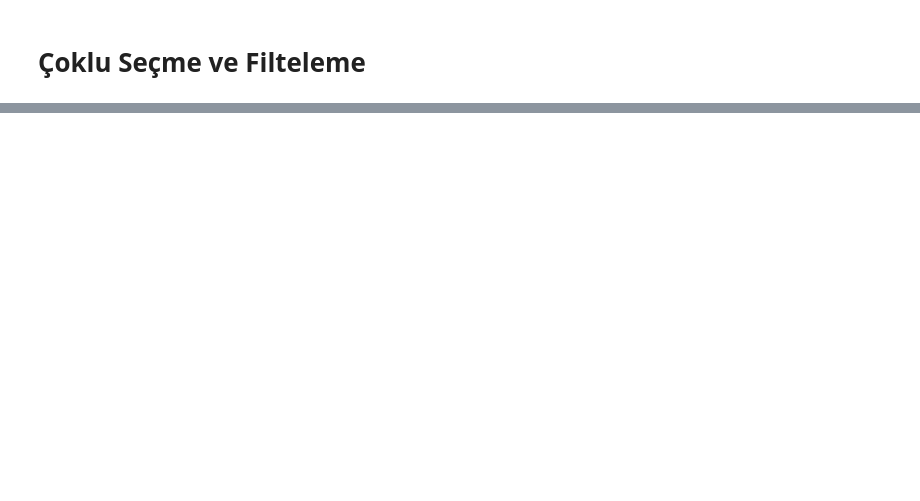
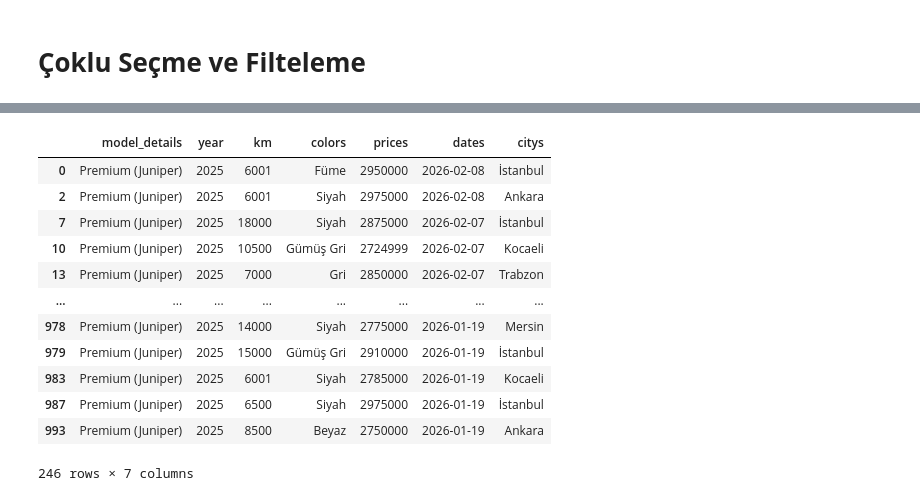
Before and after one commit to azem46/Python_Colab_Handbook, a Jupyter notebook: Python_Ders_16_Pandas.ipynb, the cells around one changed output, grey strips where cells are left out. Cells and saved outputs as stored; diff of their text form; code cells hidden in the pictures; blank space fills up the shorter version.

```diff
--- a/Python_Ders_16_Pandas.ipynb
+++ b/Python_Ders_16_Pandas.ipynb
@@ -2322,0 +2498,17 @@ film[film.actors_list.str.contains("Brad Pitt")]
+# %%
+#Belli bir kategoriye veya kategorilere göre sıralamak
+modely[modely.model_details.isin(["Premium (Juniper)"])]
+# %% [output]
+|  | model_details | year | km | colors | prices | dates | citys |
+| 0 | Premium (Juniper) | 2025 | 6001 | Füme | 2950000 | 2026-02-08 | İstanbul |
+| 2 | Premium (Juniper) | 2025 | 6001 | Siyah | 2975000 | 2026-02-08 | Ankara |
+| 7 | Premium (Juniper) | 2025 | 18000 | Siyah | 2875000 | 2026-02-07 | İstanbul |
+| 10 | Premium (Juniper) | 2025 | 10500 | Gümüş Gri | 2724999 | 2026-02-07 | Kocaeli |
+| 13 | Premium (Juniper) | 2025 | 7000 | Gri | 2850000 | 2026-02-07 | Trabzon |
+| ... | ... | ... | ... | ... | ... | ... | ... |
+| 978 | Premium (Juniper) | 2025 | 14000 | Siyah | 2775000 | 2026-01-19 | Mersin |
+| 979 | Premium (Juniper) | 2025 | 15000 | Gümüş Gri | 2910000 | 2026-01-19 | İstanbul |
+| 983 | Premium (Juniper) | 2025 | 6001 | Siyah | 2785000 | 2026-01-19 | Kocaeli |
+| 987 | Premium (Juniper) | 2025 | 6500 | Siyah | 2975000 | 2026-01-19 | İstanbul |
+| 993 | Premium (Juniper) | 2025 | 8500 | Beyaz | 2750000 | 2026-01-19 | Ankara |
+246 rows × 7 columns
```
Also changed, not shown: parts of 30 cells of this notebook.
